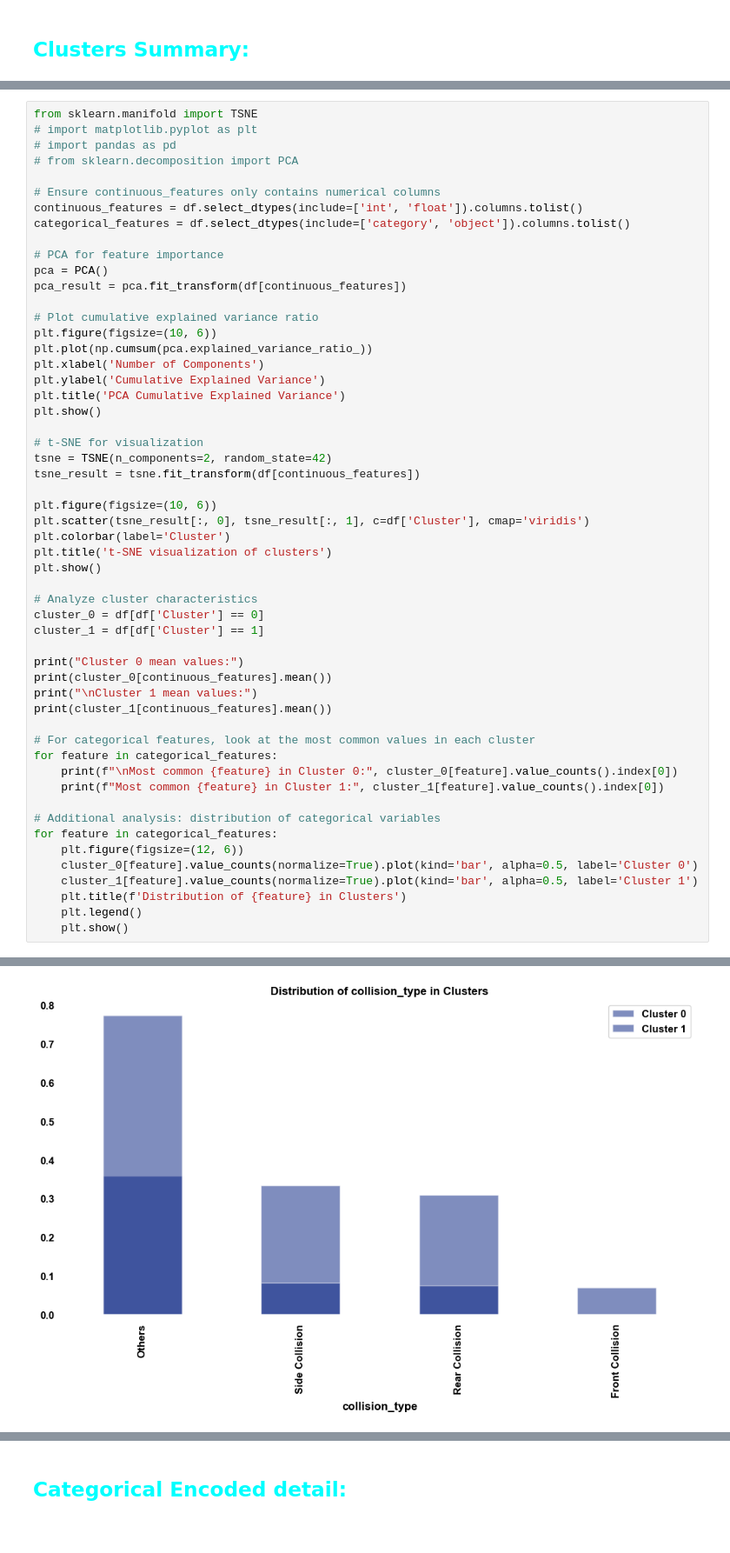
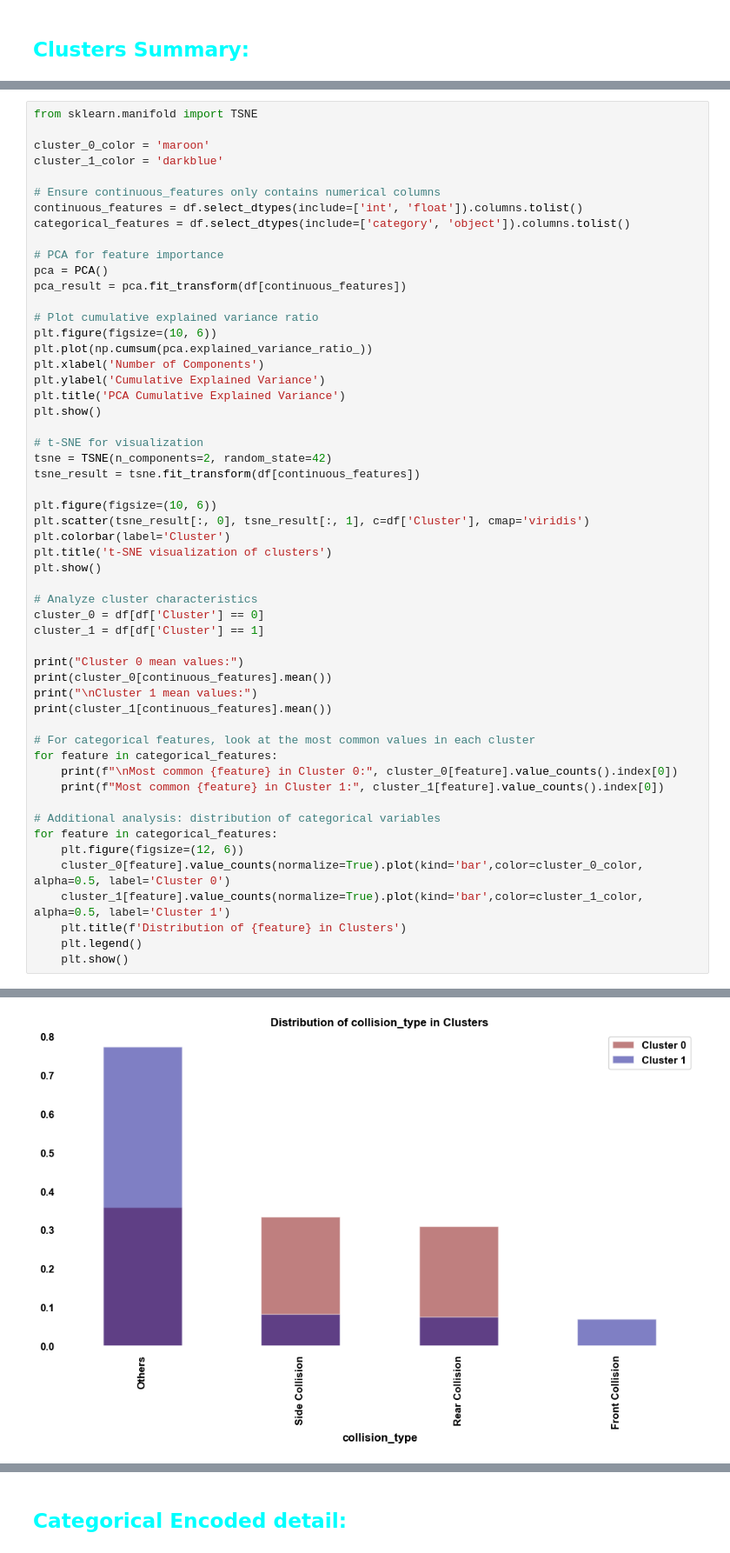
Before and after one commit to Santhosh-Analytics/Insurance_Analytics_Prediction, a Jupyter notebook: Clustering.ipynb, the cells around one changed output, grey strips where cells are left out. Shown at 87% size. Cells and saved outputs as stored; diff of their text form.

```diff
--- a/Clustering.ipynb
+++ b/Clustering.ipynb
@@ -668,9 +672,9 @@ auto_make__Volkswagen: t-stat=-1.0024, p-value=0.3164 (No Significance)
 Cluster: t-stat=-inf, p-value=0.0000 (Extreme Significance)
 # %%
 from sklearn.manifold import TSNE
-# import matplotlib.pyplot as plt
-# import pandas as pd
-# from sklearn.decomposition import PCA
+
+cluster_0_color = 'maroon'
+cluster_1_color = 'darkblue'
 
 # Ensure continuous_features only contains numerical columns
 continuous_features = df.select_dtypes(include=['int', 'float']).columns.tolist()
@@ -715,8 +719,8 @@ for feature in categorical_features:
 # Additional analysis: distribution of categorical variables
 for feature in categorical_features:
     plt.figure(figsize=(12, 6))
-    cluster_0[feature].value_counts(normalize=True).plot(kind='bar', alpha=0.5, label='Cluster 0')
-    cluster_1[feature].value_counts(normalize=True).plot(kind='bar', alpha=0.5, label='Cluster 1')
+    cluster_0[feature].value_counts(normalize=True).plot(kind='bar',color=cluster_0_color, alpha=0.5, label='Cluster 0')
+    cluster_1[feature].value_counts(normalize=True).plot(kind='bar',color=cluster_1_color, alpha=0.5, label='Cluster 1')
     plt.title(f'Distribution of {feature} in Clusters')
     plt.legend()
     plt.show()
@@ -748 +752 @@ Most common auto_year in Cluster 1: 2013
-[figure, old version]
+[figure, new version]
```
Also changed, not shown: parts of 9 cells of this notebook, 1 other file.
